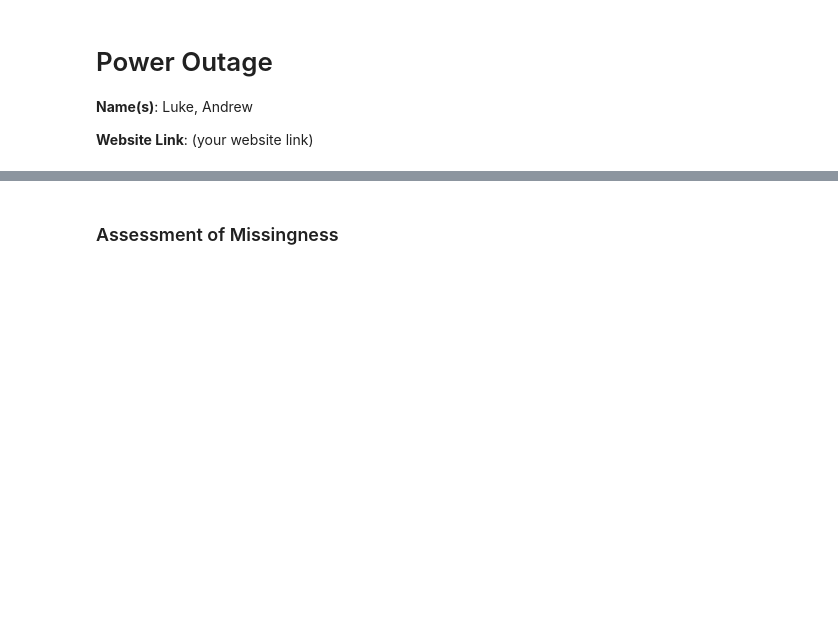
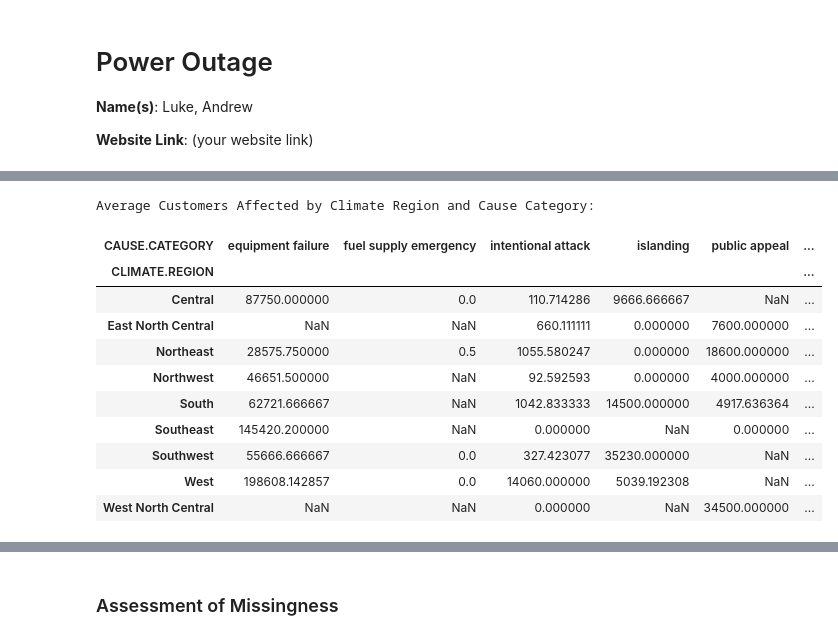
Before and after one commit to ayinfly/lights-out, a Jupyter notebook: template.ipynb, the cells around one changed output, grey strips where cells are left out. Saved outputs shown, nothing was run; the diff lists cells and outputs as text; code cells hidden in the pictures; blank space fills up the shorter version.

```diff
--- a/template.ipynb
+++ b/template.ipynb
@@ -22,27 +52,28 @@ outage.head().to_clipboard()
 # %%
-# Drop Info Rows
-df = outage.drop(range(4)).dropna(axis=1, how='all')
+# Read the Excel file into a pandas DataFrame
+outage = pd.read_excel("outage.xlsx", sheet_name="Masterdata")
 
-# Set column names
-df.columns = df.iloc[0]
+# Drop informational rows
+outage_cleaned = outage.drop(range(4)).dropna(axis=1, how='all')
 
-# Drop Unit row and variables
-df = df.drop([4, 5])
-df = df.drop(columns="variables")
+# Set column names based on the first row
+outage_cleaned.columns = outage_cleaned.iloc[0]
 
-# Combine 'OUTAGE.START.DATE' and 'OUTAGE.START.TIME'
-df['OUTAGE.START'] = pd.to_datetime(df['OUTAGE.START.DATE']) + pd.to_timedelta(df['OUTAGE.START.TIME'].astype(str))
+# Drop rows related to units and variables
+outage_cleaned = outage_cleaned.drop([4, 5])
+outage_cleaned = outage_cleaned.drop(columns="variables")
 
-# Combine 'OUTAGE.RESTORATION.DATE' and 'OUTAGE.RESTORATION.TIME'
-df['OUTAGE.RESTORATION'] = pd.to_datetime(df['OUTAGE.RESTORATION.DATE']) + pd.to_timedelta(df['OUTAGE.RESTORATION.TIME'].astype(str))
+# Combine 'OUTAGE.START.DATE' and 'OUTAGE.START.TIME' into a new datetime column
+outage_cleaned['OUTAGE.START'] = pd.to_datetime(outage_cleaned['OUTAGE.START.DATE']) + pd.to_timedelta(outage_cleaned['OUTAGE.START.TIME'].astype(str))
+
+# Combine 'OUTAGE.RESTORATION.DATE' and 'OUTAGE.RESTORATION.TIME' into a new datetime column
+outage_cleaned['OUTAGE.RESTORATION'] = pd.to_datetime(outage_cleaned['OUTAGE.RESTORATION.DATE']) + pd.to_timedelta(outage_cleaned['OUTAGE.RESTORATION.TIME'].astype(str))
 
 # Drop the original date and time columns
-df = df.drop(['OUTAGE.START.DATE', 'OUTAGE.START.TIME', 'OUTAGE.RESTORATION.DATE', 'OUTAGE.RESTORATION.TIME'], axis=1)
+outage_cleaned = outage_cleaned.drop(['OUTAGE.START.DATE', 'OUTAGE.START.TIME', 'OUTAGE.RESTORATION.DATE', 'OUTAGE.RESTORATION.TIME'], axis=1)
 
-# Fill Missing
-df.replace("NA", np.nan, inplace=True)
+# Replace "NA" with NaN for missing values
+outage_cleaned.replace("NA", np.nan, inplace=True)
 
-# Display
-df[['RES.SALES']]
-
-df.to_csv("outage.csv")
+# Display the cleaned DataFrame
+outage_cleaned.head()
@@ -52,0 +242,20 @@ KeyError: 'variables'
+# %%
+# Pivot the data to examine average 'CUSTOMERS.AFFECTED' by 'CLIMATE.REGION' and 'CAUSE.CATEGORY'
+pivot_table = outage_cleaned.pivot_table(values='CUSTOMERS.AFFECTED', index='CLIMATE.REGION', columns='CAUSE.CATEGORY', aggfunc='mean')
+
+# Display the pivot table
+print("\nAverage Customers Affected by Climate Region and Cause Category:")
+pivot_table
+# %% [output]
+Average Customers Affected by Climate Region and Cause Category:
+| CAUSE.CATEGORY | equipment failure | fuel supply emergency | intentional attack | islanding | public appeal | ... |
+| CLIMATE.REGION |  |  |  |  |  | ... |
+| Central | 87750.000000 | 0.0 | 110.714286 | 9666.666667 | NaN | ... |
+| East North Central | NaN | NaN | 660.111111 | 0.000000 | 7600.000000 | ... |
+| Northeast | 28575.750000 | 0.5 | 1055.580247 | 0.000000 | 18600.000000 | ... |
+| Northwest | 46651.500000 | NaN | 92.592593 | 0.000000 | 4000.000000 | ... |
+| South | 62721.666667 | NaN | 1042.833333 | 14500.000000 | 4917.636364 | ... |
+| Southeast | 145420.200000 | NaN | 0.000000 | NaN | 0.000000 | ... |
+| Southwest | 55666.666667 | 0.0 | 327.423077 | 35230.000000 | NaN | ... |
+| West | 198608.142857 | 0.0 | 14060.000000 | 5039.192308 | NaN | ... |
+| West North Central | NaN | NaN | 0.000000 | NaN | 34500.000000 | ... |
```
Also changed, not shown: parts of 19 cells of this notebook.
